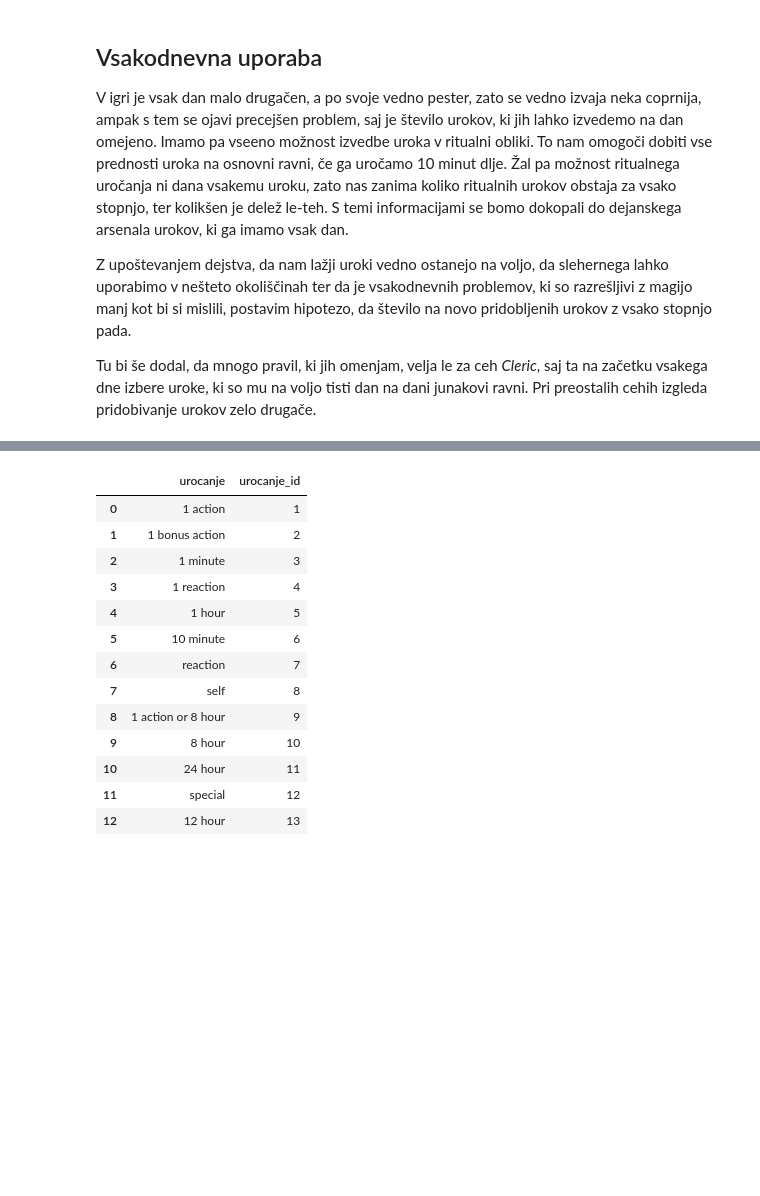
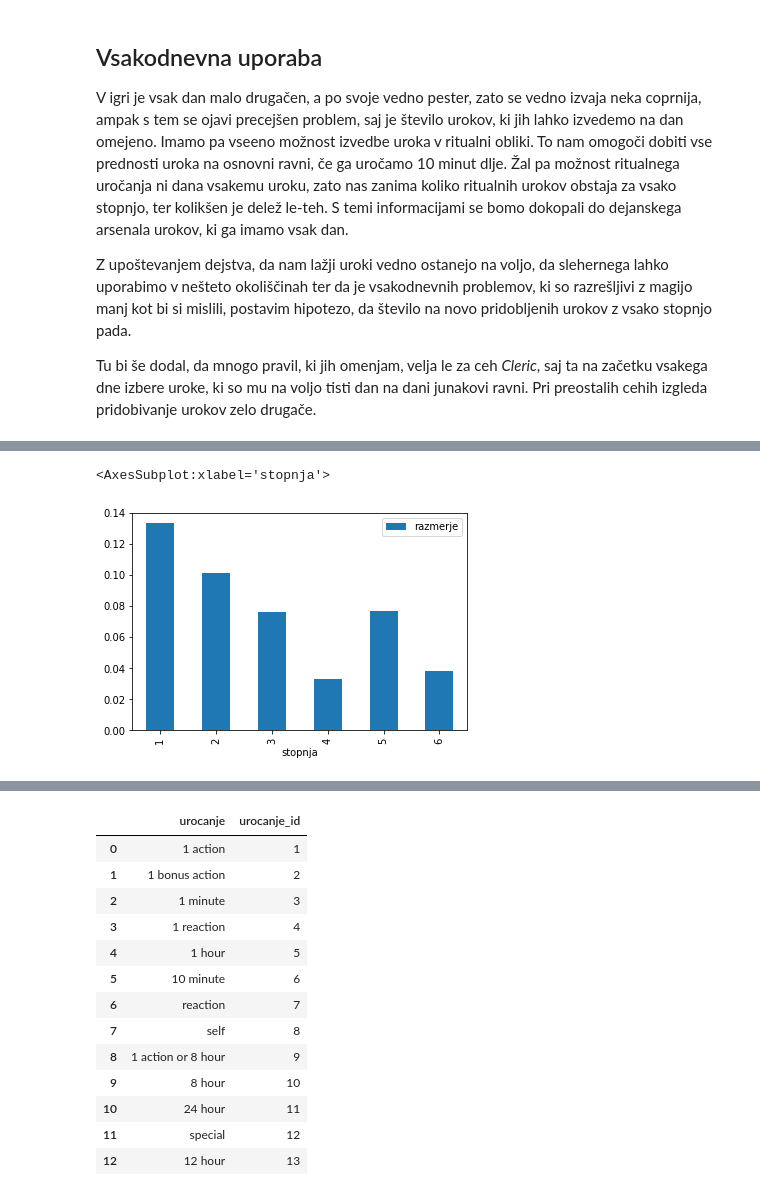
Before and after one commit to vercekpeterdamian/prog1-uroki_dnd, a Jupyter notebook: analiza.ipynb, the cells around one changed output, grey strips where cells are left out. Saved outputs shown, nothing was run; the diff lists cells and outputs as text; code cells hidden in the pictures; blank space fills up the shorter version.

```diff
--- a/analiza.ipynb
+++ b/analiza.ipynb
@@ -103,0 +91,10 @@ Iskaže se, da je peta stopnja urokov le prelomnica, po kateri komunikacija z bo
+# %%
+a = ritualni.groupby('stopnja').count()['urok']
+b = uroki_polni.groupby('stopnja').count()['urok']
+razmerje_ritual = pd.merge(b, a, on='stopnja')
+razmerje_ritual['razmerje'] = razmerje_ritual['urok_y'] / razmerje_ritual['urok_x']
+razmerje_ritual = razmerje_ritual.drop(['urok_x', 'urok_y'], axis=1)
+razmerje_ritual.plot.bar()
+# %% [output]
+<AxesSubplot:xlabel='stopnja'>
+[figure, added]
```
Also changed, not shown: parts of 38 cells of this notebook.
